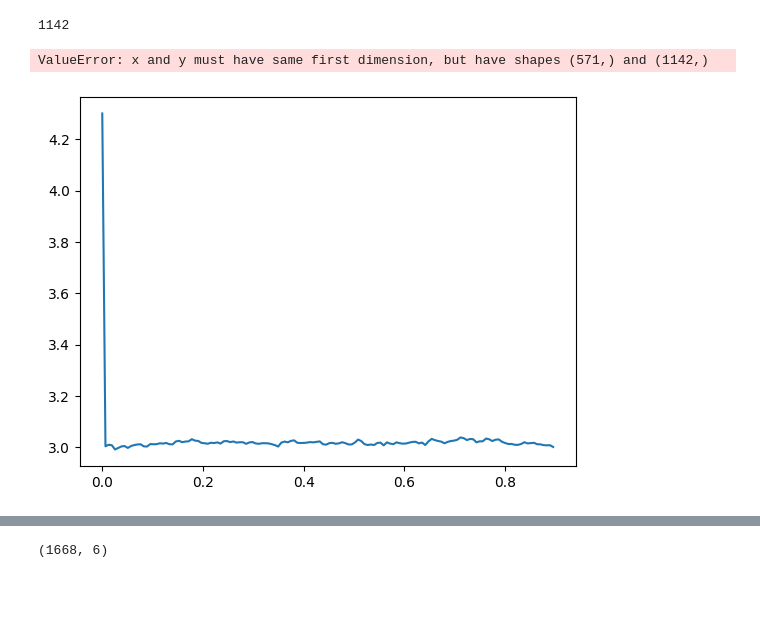
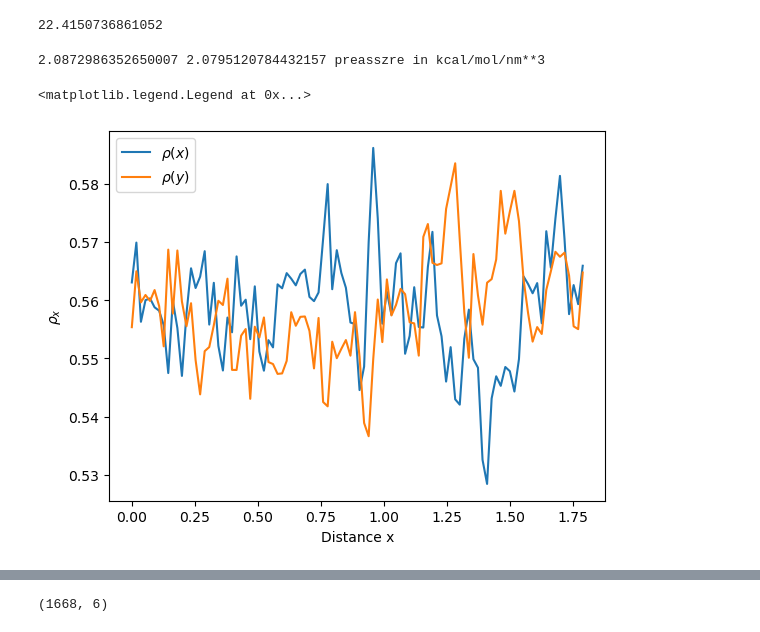
Before and after one commit to ScythiansCloud/Sheet4myVersion, a Jupyter notebook: SolutionSheet02/main.ipynb, the cells around one changed output, grey strips where cells are left out. Cells and saved outputs as stored; diff of their text form; code cells hidden in the pictures; blank space fills up the shorter version.

```diff
--- a/SolutionSheet02/main.ipynb
+++ b/SolutionSheet02/main.ipynb
@@ -6,27 +6,30 @@ import pandas as pd
 import matplotlib.pyplot as plt
 import settings
 # %%
-rho_x, rho_y, rho_z = SimluationSheet4(True, 'testtrajectory1', 30)
+rho_x, rho_y, rho_z, f0, fl = SimluationSheet4(True, 'testtrajectory1', 30)
+# %%
+settings.rho* settings.Tdesired * settings.kb /  4.184e-6
+# %% [output]
+22.4150736861052
+# %%
+print(f0/ 4.184e-6, fl/4.184e-6 , 'preasszre in kcal/mol/nm**3')
+# %% [output]
+2.0872986352650007 2.0795120784432157 preasszre in kcal/mol/nm**3
 # %%
-# print(rho_x, rho_y, rho_z)
-
-# rho_x, rho_y, rho_z= SimluationSheet4(True, 'testtrajectory1', 30)
-nbins_xy = int(settings.l/2 / settings.dr)
+nbins_xy = int(settings.l / settings.drxy)
 nbins_z = int(settings.l * 2 / settings.dr)
 
-dist_xy = np.linspace(0, settings.l/2, nbins_xy)
-dist_z = np.linspace(0, settings.l * 2, nbins_z)
+dist_xy = np.linspace(0, settings.l, nbins_xy) - 0.5*settings.dr
+dist_z = np.linspace(0, settings.l * 2, nbins_z) - 0.5*settings.dr
 
-print(len(rho_z))
 
 plt.plot(dist_xy, rho_x, label = r'$\rho(x)$')
+plt.plot(dist_xy, rho_y, label = r'$\rho(y)$')
 
-# plt.plot(dist_z, rho_z, label = r'$\rho(z)$')
 plt.xlabel('Distance x')
 plt.ylabel(r'$\rho_x$')
 # plt.xlim(1,settings.l/2)
 plt.legend()
 # %% [output]
-1142
+<matplotlib.legend.Legend at 0x...>
-ValueError: x and y must have same first dimension, but have shapes (571,) and (1142,)
-[figure, old version]
+[figure, new version]
```
Also changed, not shown: parts of 3 cells of this notebook, 8 other files.
